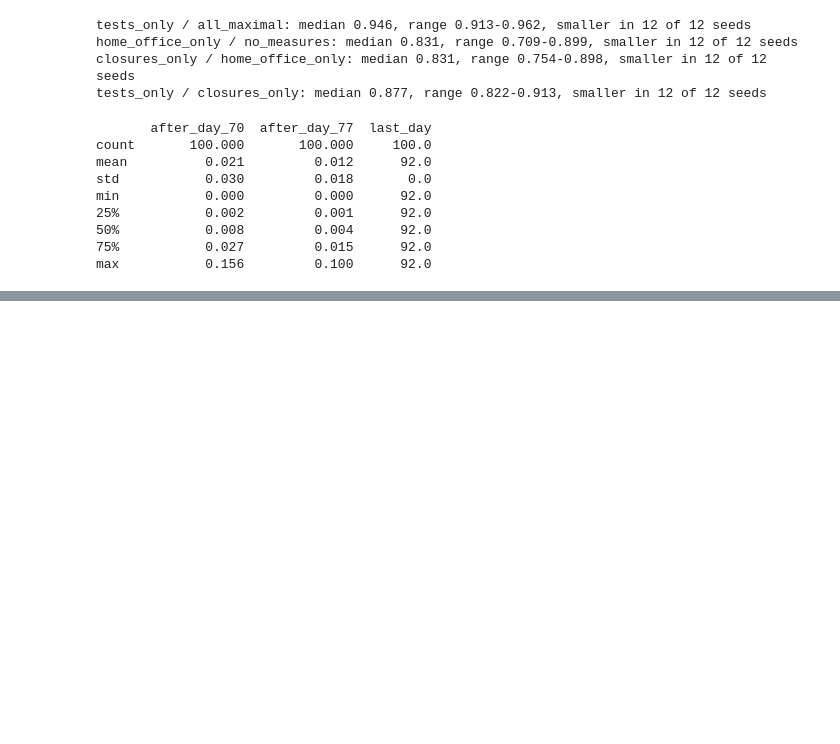
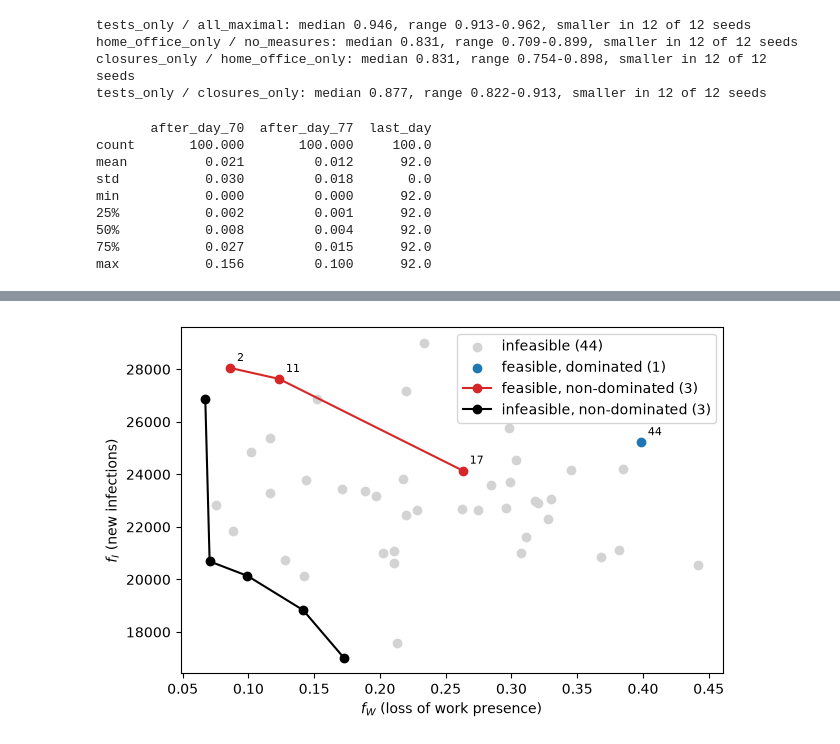
Before and after one commit to an-ne-so-ph-ie/memilio, a Jupyter notebook: pycode/examples/simulation/ABM_demonstrator_munich/testing_different_goals_analysis.ipynb, the cells around one changed output, grey strips where cells are left out. Cells and saved outputs as stored; diff of their text form; code cells hidden in the pictures; blank space fills up the shorter version.

Commit message:
comparison of different simulations with tests

```diff
--- a/pycode/examples/simulation/ABM_demonstrator_munich/testing_different_goals_analysis.ipynb
+++ b/pycode/examples/simulation/ABM_demonstrator_munich/testing_different_goals_analysis.ipynb
@@ -351,3 +376,19 @@ min           0.000         0.000      92.0
 50%           0.008         0.004      92.0
 75%           0.027         0.015      92.0
 max           0.156         0.100      92.0
+# %%
+import json
+import pandas as pd
+folder = "/storage/users/anne_sophie/screening_kappa_2.2_12_seeds_h70_d19_noanti_pcracc"
+per_seed = pd.read_csv(f"{folder}/per_seed.csv")
+means = per_seed.groupby("strategy").mean(numeric_only=True)
+
+feasible = means["test_capacity_ratio"] <= 1
+print(feasible.sum(), "von", len(means), "Strategien zulässig")
+print(means["test_capacity_ratio"].describe().round(2))
+
+# Testhebel je Strategie aus der ersten Strategie-Datei
+first_runs = per_seed.groupby("strategy")["number_to_save"].min()
+levers = pd.DataFrame([json.load(open(f"{folder}/{number}_strategy.json")) for number in first_runs], index=first_runs.index)
+print(pd.concat([levers[["work_test_1", "probability_test_work_1", "school_test_1", "probability_test_school_1"]],
+                 means[["test_capacity_ratio", "tests_max_daily", "f_I", "f_W"]]], axis=1)[feasible].round(3))
@@ -353,0 +429,48 @@ max           0.156         0.100      92.0
+# %%
+health_objective = "f_I"
+cost_objective = "f_W"
+
+
+def non_dominated_mask(points):
+    """True for points that no other point dominates (minimisation in all columns)"""
+    mask = []
+    for point in points:
+        dominated = ((points <= point).all(axis=1) & (points < point).any(axis=1)).any()
+        mask.append(not dominated)
+    return np.array(mask)
+
+
+capacity_ratio = per_seed.groupby("strategy")["test_capacity_ratio"].mean().reindex(means.index)
+is_feasible = capacity_ratio <= 1
+
+is_front = pd.Series(False, index=means.index)
+feasible_index = means.index[is_feasible]
+is_front.loc[feasible_index] = non_dominated_mask(means.loc[feasible_index, [health_objective, cost_objective]].to_numpy())
+would_be_front = non_dominated_mask(means[[health_objective, cost_objective]].to_numpy())
+
+is_infeasible = ~is_feasible
+is_dominated_feasible = is_feasible & ~is_front
+
+figure, axis = plt.subplots(figsize=(7, 4.5))
+axis.scatter(means.loc[is_infeasible, cost_objective], means.loc[is_infeasible, health_objective],
+             color="lightgrey", label=f"infeasible ({is_infeasible.sum()})")
+axis.scatter(means.loc[is_dominated_feasible, cost_objective], means.loc[is_dominated_feasible, health_objective],
+             color="tab:blue", label=f"feasible, dominated ({is_dominated_feasible.sum()})")
+front = means.loc[is_front].sort_values(cost_objective)
+axis.plot(front[cost_objective], front[health_objective], color="tab:red", marker="o",
+          label=f"feasible, non-dominated ({is_front.sum()})")
+w_front = means.loc[would_be_front].sort_values(cost_objective)
+axis.plot(w_front[cost_objective], w_front[health_objective], color="black", marker="o",
+          label=f"infeasible, non-dominated ({is_front.sum()})")
+
+# Strategienummern an die zulässigen Punkte schreiben
+for strategy in feasible_index:
+    axis.annotate(str(strategy), (means.loc[strategy, cost_objective], means.loc[strategy, health_objective]),
+                  textcoords="offset points", xytext=(5, 5), fontsize=8)
+
+axis.set_xlabel("$f_W$ (loss of work presence)")
+axis.set_ylabel("$f_I$ (new infections)")
+axis.legend()
+plt.show()
+# %% [output]
+[figure, added]
```
Also changed, not shown: parts of 11 cells of this notebook.
